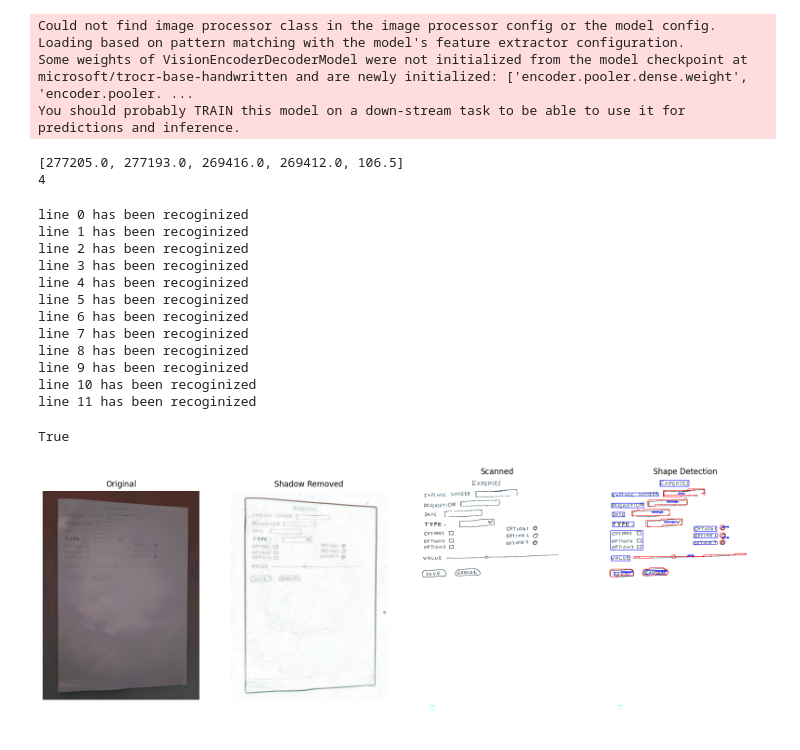
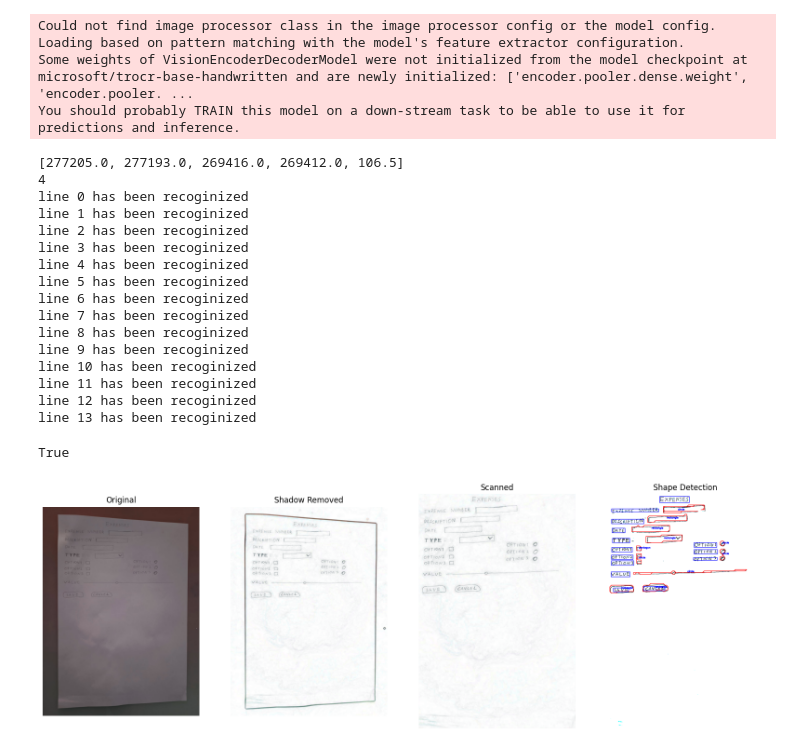
Before and after one commit to yigitsik/Basic-hand-drawn-document-recognition, a Jupyter notebook: shape-detection.ipynb, the cells around one changed output. Cells and saved outputs as stored; diff of their text form; code cells hidden in the pictures.

```diff
--- a/shape-detection.ipynb
+++ b/shape-detection.ipynb
@@ -229,8 +231,6 @@ class Preprocessing:
 
 
         warped = self.four_point_transform(orig, screenCnt.reshape(4, 2) * ratio)
-        T = threshold_local(warped, 27, offset = 17, method = "gaussian")
-        warped = (warped > T).astype("uint8") * 255
         warped = warped[20:-20,20:-20]
 
         return warped
@@ -244,45 +244,47 @@ You should probably TRAIN this model on a down-stream task to be able to use it
 # %%
 filename = "2.jpg"
 image = cv2.imread(filename)
 
 
 img_shadow_removed = preprocessing.shadow_remove(image)
 img_scanned = preprocessing.scan_image(img_shadow_removed)
 img_shape_detected, texts = shape_detector.detect_shapes(img_scanned.copy(), ocr=True)
 
 fig = plt.figure(figsize=(20, 30))
 
 figures = { "Original": image,
 			"Shadow Removed": img_shadow_removed,
 			"Scanned": img_scanned,
 			"Shape Detection": img_shape_detected
 			}
 
 for i,key in enumerate(figures):
 
 	fig.add_subplot(2, 4, i+1)
 	plt.imshow(figures[key])
 	plt.axis('off')
 	plt.title(key)
 
-cv2.imwrite(filename.split('.')[0]+"detected.jpg",img_shape_detected)
+cv2.imwrite(filename.split('.')[0]+"_detected.jpg",img_shape_detected)
 # %% [output]
 [277205.0, 277193.0, 269416.0, 269412.0, 106.5]
 4
+line 0 has been recoginized
+line 1 has been recoginized
+line 2 has been recoginized
+line 3 has been recoginized
+line 4 has been recoginized
+line 5 has been recoginized
+line 6 has been recoginized
+line 7 has been recoginized
+line 8 has been recoginized
+line 9 has been recoginized
+line 10 has been recoginized
+line 11 has been recoginized
+line 12 has been recoginized
+line 13 has been recoginized
-line 0 has been recoginized
-line 1 has been recoginized
-line 2 has been recoginized
-line 3 has been recoginized
-line 4 has been recoginized
-line 5 has been recoginized
-line 6 has been recoginized
-line 7 has been recoginized
-line 8 has been recoginized
-line 9 has been recoginized
-line 10 has been recoginized
-line 11 has been recoginized
+True
-True
-[figure, old version]
+[figure, new version]
 # %%
 texts.split('\n')
 # %% [output]
```
Also changed, not shown: parts of 2 cells of this notebook, 1 other file.
